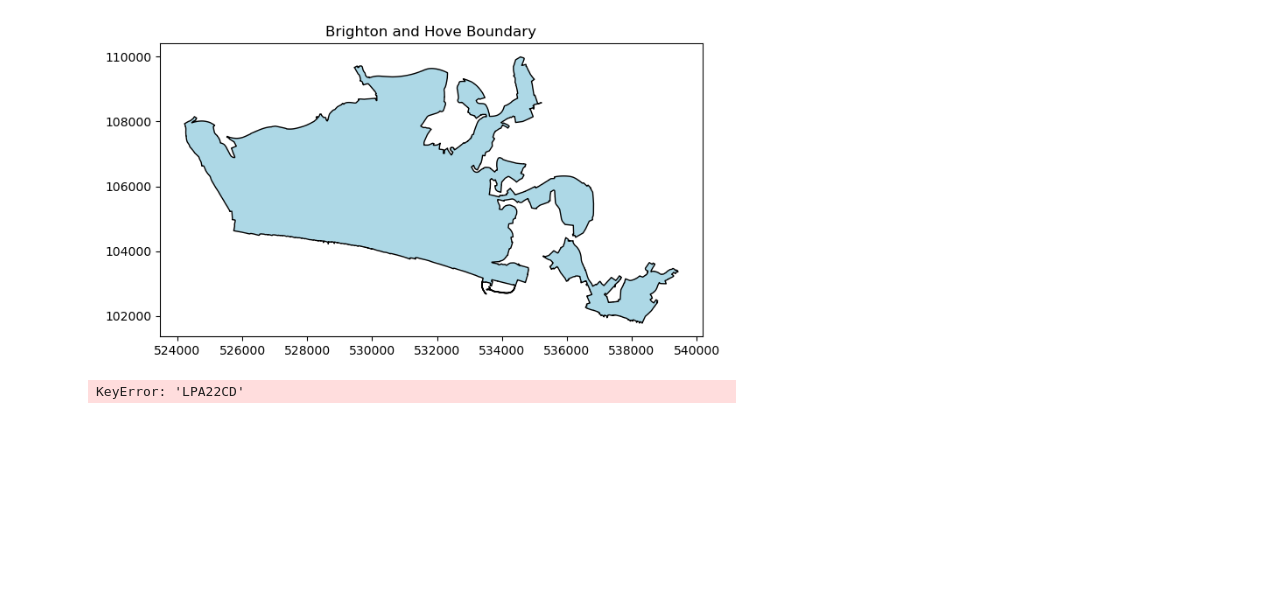
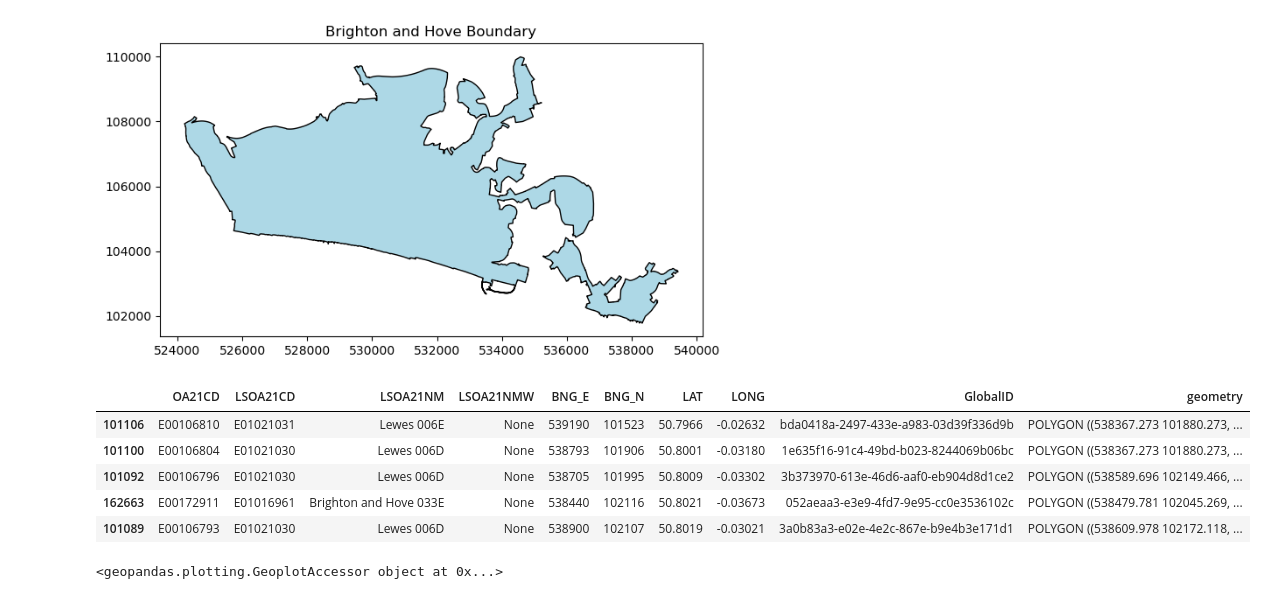
Before and after one commit to beapinol/UrbanAn, a Jupyter notebook: Lab_Six/UA_LabWorkbook_6.2.ipynb, the cells around one changed output. Cells and saved outputs as stored; diff of their text form; code cells hidden in the pictures; blank space fills up the shorter version.

```diff
--- a/Lab_Six/UA_LabWorkbook_6.2.ipynb
+++ b/Lab_Six/UA_LabWorkbook_6.2.ipynb
@@ -74,11 +169,11 @@ merged_data.head()
 # %%
-#working with only the lower tier local authority of Brighton and Hove
+#working with only the lower tier local authority of Brighton and Hove, and the output areas inside of them
 import pandas as pd
 import geopandas as gpd
 
 #first have to import the shapefile of local authority boundaries for England
-shp_path = "data/lab_raw_data/LPA_APR_2022_UK_BFC.shp"
-gdf = gpd.read_file(shp_path)
+gdf_path = "data/lab_raw_data/LPA_APR_2022_UK_BFC.shp"
+gdf = gpd.read_file(gdf_path)
 
 gdf.head()
 # %% [output]
@@ -112,17 +213,21 @@ plt.show()
 # %%
-#merging the GeoDataFrame of our spatial area with the DataFrame of variables
-
-#loading our dataframe for variables for Brighton and Hove
-csv_path = "data/lab_raw_data/merged_lab_data.csv"
-csv_data = pd.read_csv(csv_path, low_memory=False)
-
-#merging the gdf and df
-merged_data = brighton_gdf.merge(csv_data, left_on='code', right_on='LPA22CD', how='left')
-
-#displaying the first few rows to verify a successful merge
-print(merged_brighton_data.head())
-
-#saving the merged data as a new shapefile
-merged_brighton_data.to_file("data/lab_raw_data/merged_brighton_data.shp", driver="ESRI Shapefile")
+#clipping the OA for England to the spatial extent of Brighton
+#inputting the OA
+OA_path = "data/lab_raw_data/OA_2021_EW_BGC_V2.shp"
+OA = gpd.read_file(OA_path, low_memory=False)
+#clipping to my brighton and hove geodataframe extent
+OA_brighton = OA.clip(brighton_gdf.geometry)
+OA_brighton.to_file("data/lab_raw_data/OA_brighton.shp")
+OA_brighton.head()
 # %% [output]
-KeyError: 'LPA22CD'
+|  | OA21CD | LSOA21CD | LSOA21NM | LSOA21NMW | BNG_E | BNG_N | LAT | LONG | GlobalID | geometry |
+| 101106 | E00106810 | E01021031 | Lewes 006E | None | 539190 | 101523 | 50.7966 | -0.02632 | bda0418a-2497-433e-a983-03d39f336d9b | POLYGON ((538367.273 101880.273, ... |
+| 101100 | E00106804 | E01021030 | Lewes 006D | None | 538793 | 101906 | 50.8001 | -0.03180 | 1e635f16-91c4-49bd-b023-8244069b06bc | POLYGON ((538367.273 101880.273, ... |
+| 101092 | E00106796 | E01021030 | Lewes 006D | None | 538705 | 101995 | 50.8009 | -0.03302 | 3b373970-613e-46d6-aaf0-eb904d8d1ce2 | POLYGON ((538589.696 102149.466, ... |
+| 162663 | E00172911 | E01016961 | Brighton and Hove 033E | None | 538440 | 102116 | 50.8021 | -0.03673 | 052aeaa3-e3e9-4fd7-9e95-cc0e3536102c | POLYGON ((538479.781 102045.269, ... |
+| 101089 | E00106793 | E01021030 | Lewes 006D | None | 538900 | 102107 | 50.8019 | -0.03021 | 3a0b83a3-e02e-4e2c-867e-b9e4b3e171d1 | POLYGON ((538609.978 102172.118, ... |
+# %%
+#visualising the boundaries of Brighton and Hove
+OA_brighton.plot
+# %% [output]
+<geopandas.plotting.GeoplotAccessor object at 0x...>
```
Also changed, not shown: parts of 15 cells of this notebook, 3 other files.
